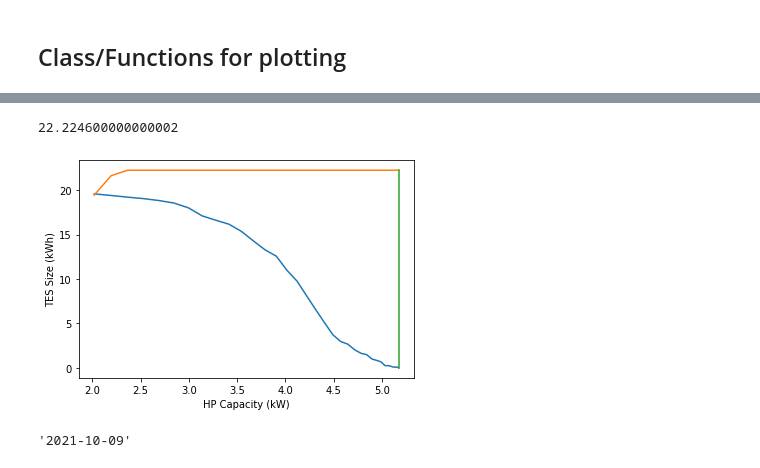
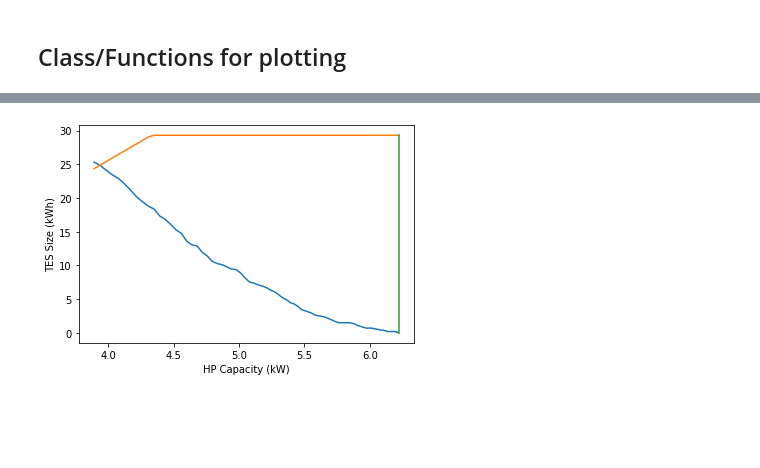
Before and after one commit to lazlop/HP_TES_sizing, a Jupyter notebook: Workbook.ipynb, the cells around one changed output, grey strips where cells are left out. Cells and saved outputs as stored; diff of their text form; code cells hidden in the pictures; blank space fills up the shorter version.

Commit message:
Workbook v2 with some methods to choose the date

```diff
--- a/Workbook.ipynb
+++ b/Workbook.ipynb
@@ -84,0 +95,14 @@ datetime.strftime(max_day, '%Y-%m-%d')
+# %%
+for i, group in groups:
+    break
+# %%
+def average_days(df, days):
+    df=df.reset_index()
+    df['date']=df['Time'].dt.date
+    df['time']=df['Time'].dt.time
+    df_day = df.loc[df.date.isin(days)].groupby('time').mean().reset_index()
+    df_day['Time'] = df_day['time'].apply(lambda x: datetime.combine(datetime.min.date(), x))
+    df_day = df_day.set_index('Time')
+    return df_day, datetime.min.date()
+# %%
+dfd, day = average_days(df, days)
@@ -292,4 +412,4 @@ class HP_sizer():
             #return 0
             raise(Exception('not kW or W or mW or µW'))
 # %%
-hps = HP_sizer('Cell 1A_1B Chilled Water Load -data-2022-09-30 00_41_29.csv', charge_p=(20,10), discharge_p=(12,20), day = '2021-10-10') # specify date range?
+hps = HP_sizer('Cell 1A_1B Chilled Water Load -data-2022-09-30 00_41_29.csv', charge_p=(20,8), discharge_p=(12,19)) # specify date range?
@@ -299,14 +416,4 @@ discharge series from 2021-10-10 12:00:00 to 2021-10-10 20:00:00
-# %%
-hps.peak_ser.sum()/60
-# %% [output]
-22.224600000000002
 # %%
-hps.plot()
+hps.sizing_plot()
 # %% [output]
-[figure, old version]
+[figure, new version]
-# %%
-day = '2021-10-10'
-date = datetime.strptime(day, '%Y-%m-%d')
-datetime.strftime(date - timedelta(days = 1), '%Y-%m-%d')
-# %% [output]
-'2021-10-09'
```
Also changed, not shown: parts of 18 cells of this notebook.
